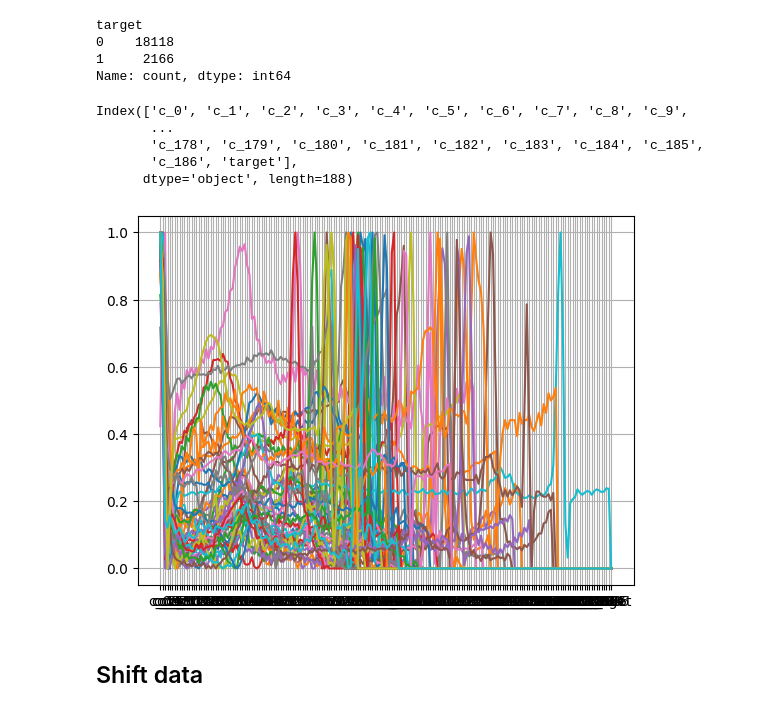
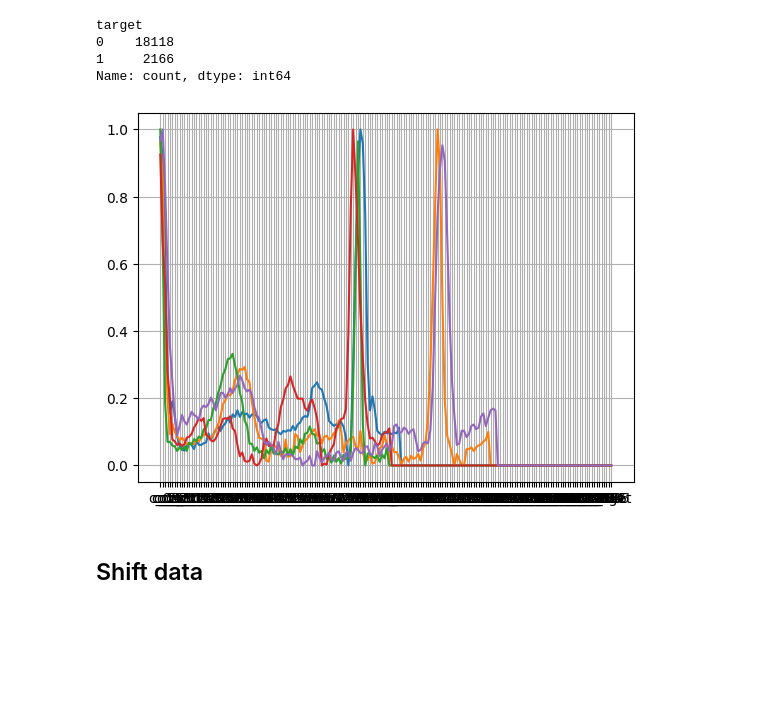
Before and after one commit to Ping-YUAN/heartbeat-analysis-ai, a Jupyter notebook: notebooks/preprocessing_mit_shift_minmax_oversampling.ipynb, the cells around one changed output. Saved outputs shown, nothing was run; the diff lists cells and outputs as text; code cells hidden in the pictures; blank space fills up the shorter version.

```diff
--- a/notebooks/preprocessing_mit_shift_minmax_oversampling.ipynb
+++ b/notebooks/preprocessing_mit_shift_minmax_oversampling.ipynb
@@ -146,14 +146,9 @@ target
 1     2166
 Name: count, dtype: int64
 # %%
-plotDataAsLine(mitbih_train, 50)
+plotDataAsLine(mitbih_train, 5)
 # %% [output]
-Index(['c_0', 'c_1', 'c_2', 'c_3', 'c_4', 'c_5', 'c_6', 'c_7', 'c_8', 'c_9',
-       ...
-       'c_178', 'c_179', 'c_180', 'c_181', 'c_182', 'c_183', 'c_184', 'c_185',
-       'c_186', 'target'],
-      dtype='object', length=188)
-[figure, old version]
+[figure, new version]
 # %% [markdown]
 ## Shift data
 # %%
```
Also changed, not shown: parts of 4 cells of this notebook, 1 other file.
